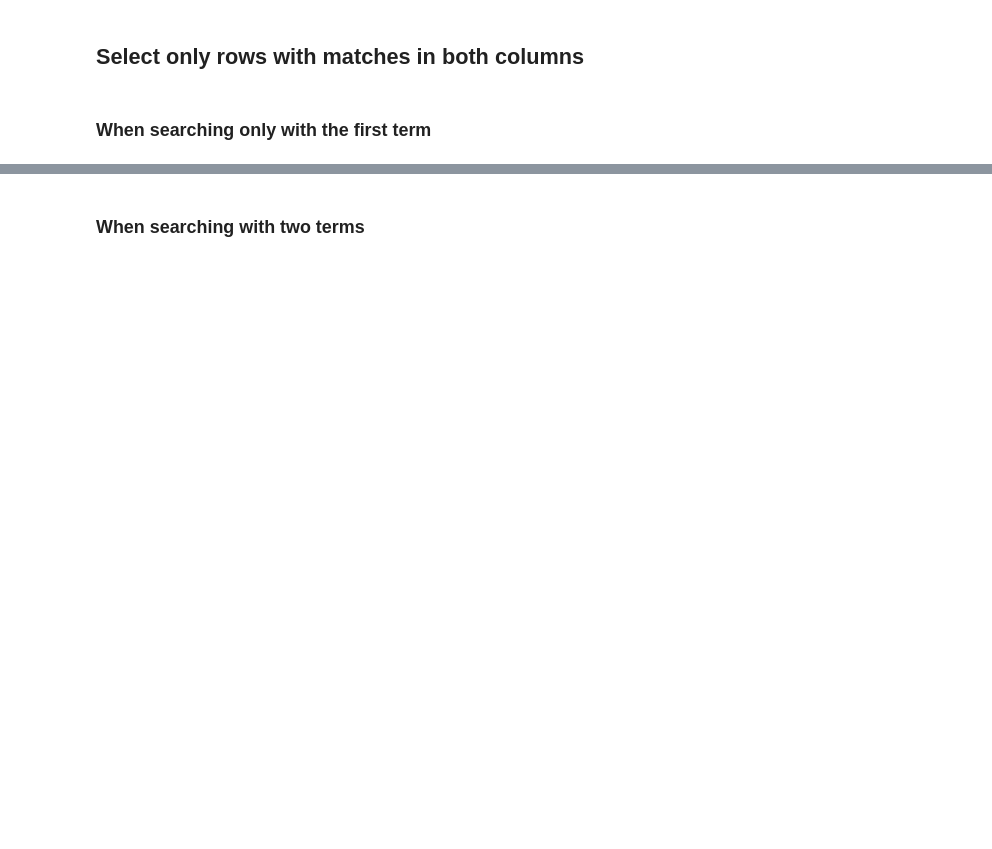
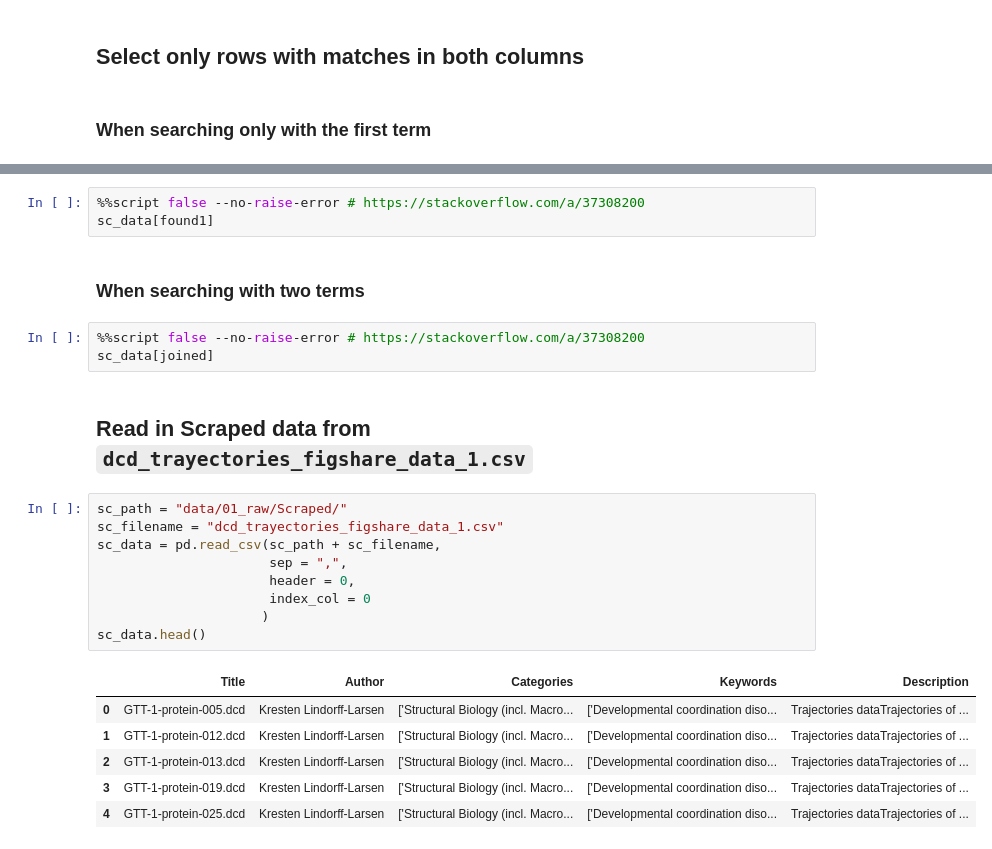
Before and after one commit to ljmesi/Copenhagen_BioHackathon2020, a Jupyter notebook: Select_Covid-19_data.ipynb, the cells around one changed output, grey strips where cells are left out. Saved outputs shown, nothing was run; the diff lists cells and outputs as text; blank space fills up the shorter version.

Commit message:
Add searching in figshare trajectories1 data

```diff
--- a/Select_Covid-19_data.ipynb
+++ b/Select_Covid-19_data.ipynb
@@ -369,3 +379,27 @@ sc_data[found1]
+# %%
+%%script false --no-raise-error # https://stackoverflow.com/a/37308200
+sc_data[found1]
 # %% [markdown]
 ### When searching with two terms
+# %%
+%%script false --no-raise-error # https://stackoverflow.com/a/37308200
+sc_data[joined]
+# %% [markdown]
+## Read in Scraped data from `dcd_trayectories_figshare_data_1.csv`
+# %%
+sc_path = "data/01_raw/Scraped/"
+sc_filename = "dcd_trayectories_figshare_data_1.csv"
+sc_data = pd.read_csv(sc_path + sc_filename,
+                      sep = ",",
+                      header = 0,
+                      index_col = 0
+                     )
+sc_data.head()
+# %% [output]
+|  | Title | Author | Categories | Keywords | Description |
+| 0 | GTT-1-protein-005.dcd | Kresten Lindorff-Larsen | ['Structural Biology (incl. Macro... | ['Developmental coordination diso... | Trajectories dataTrajectories of ... |
+| 1 | GTT-1-protein-012.dcd | Kresten Lindorff-Larsen | ['Structural Biology (incl. Macro... | ['Developmental coordination diso... | Trajectories dataTrajectories of ... |
+| 2 | GTT-1-protein-013.dcd | Kresten Lindorff-Larsen | ['Structural Biology (incl. Macro... | ['Developmental coordination diso... | Trajectories dataTrajectories of ... |
+| 3 | GTT-1-protein-019.dcd | Kresten Lindorff-Larsen | ['Structural Biology (incl. Macro... | ['Developmental coordination diso... | Trajectories dataTrajectories of ... |
+| 4 | GTT-1-protein-025.dcd | Kresten Lindorff-Larsen | ['Structural Biology (incl. Macro... | ['Developmental coordination diso... | Trajectories dataTrajectories of ... |
 # %%
```
Also changed, not shown: parts of 27 cells of this notebook.
